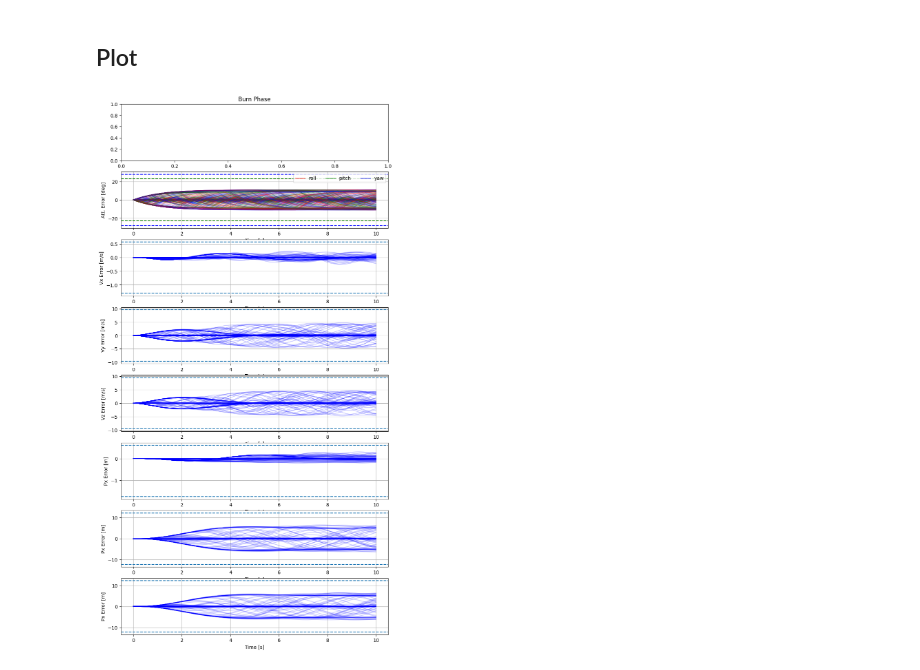
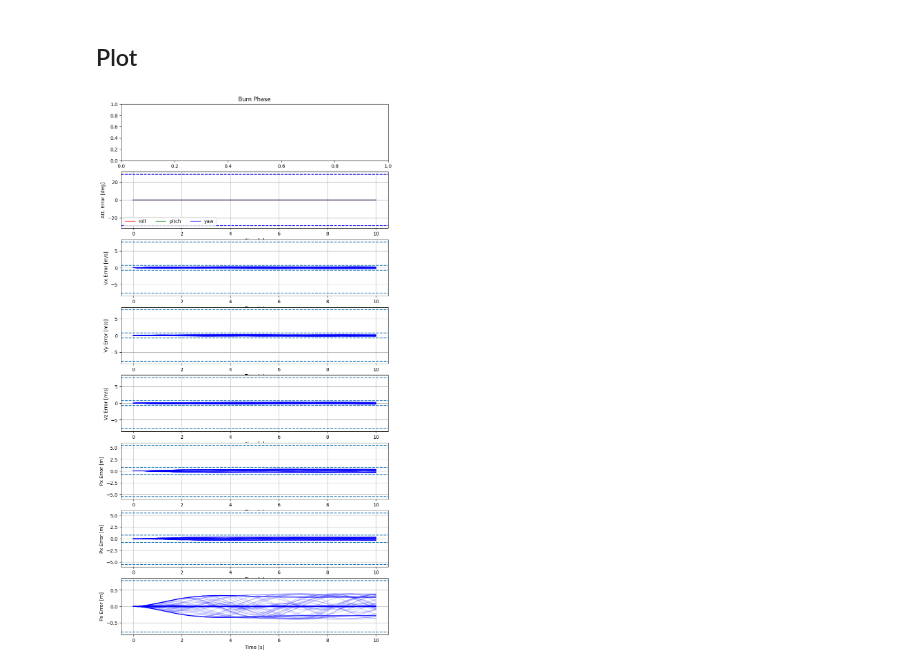
Before and after one commit to micahkc/cp_reach, a Jupyter notebook: cp_reach/examples/satellite-outer.ipynb, the cells around one changed output. Drawn from its saved outputs; the diff is of its cells as text; code cells hidden in the pictures.

```diff
--- a/cp_reach/examples/satellite-outer.ipynb
+++ b/cp_reach/examples/satellite-outer.ipynb
@@ -43,6 +47,7 @@ def do_burn_reference(t_vect):
     sat_burn.model['p0_dict']['w_d_freq'] = 0
 
     sat_burn.model['p0_dict']['w_d_amp'] = 0
+    sat_burn.model['p0_dict']['a_d_amp'] = 0
     sat_burn.model['p0_dict']['thrust'] = thrust
     sat_burn.model['p0_dict']['Kp'] = Kp
     sat_burn.model['p0_dict']['Kd'] = Kd
@@ -64,6 +69,7 @@ def do_burn_monte_carlo(t_vect, n_runs=10):
 
 
         sat_burn.model['p0_dict']['w_d_amp'] = ang_vel_dist_rad
+        sat_burn.model['p0_dict']['a_d_amp'] = accel_dist
         sat_burn.model['p0_dict']['thrust'] = thrust
         sat_burn.model['p0_dict']['Kp'] = Kp
         sat_burn.model['p0_dict']['Kd'] = Kd
@@ -94,2 +91,2 @@ DM(
 # %%
-xi_points, eta_points, bounds, sol = invariant_set3.solve(np.sqrt(3)*ang_vel_dist_rad, acc, control_gains, num_points=1000)
+xi_points, eta_points, bounds_log, sol = invariant_set3.solve(ang_vel_dist_rad, accel_dist, acc, control_gains, num_points=1000)
@@ -127,0 +141,16 @@ bounds
+# %%
+mu = 3.986e14      # [m^3/s^2]
+ref_orbit = data_burn_ref['xf'][1:7,:].T
+bounds= TH_LTV.th_param_bounds_from_traj(ref_orbit, mu)
+th_sol = TH_LTV.solve_YA_TH_LTV_invariant_set_from_bounds(bounds, accel_dist,Kp=Kp, Kd=Kd)
+print(th_sol)
+mu1 = th_sol['mu']  # acceleration disturbance multiplier
+P_th = th_sol['P']
+val_th = mu1 * accel_dist**2
+print(mu1)
+P_th_scaled = P_th / val_th
+th_points = TH_LTV.sample_ellipsoid_boundary_6(P_th_scaled, n=600)
+
+th_min = np.min(th_points, axis=1)
+th_max = np.max(th_points, axis=1)
+bounds_th = np.column_stack([th_min, th_max])
@@ -130,45 +274,83 @@ bounds
 # %%
 def burn_plotting(data_burn, bounds):
     fig, axes = plt.subplots(8, 1, figsize=(10, 20))
     axes[0].set_title('Burn Phase')
     colors = ['r','g','b']
 
     # Attitude
     plotting.plot_burn_attitude(axes[1], data_burn)
     for i in range(3):
-        axes[1].axhline(y=np.rad2deg(bounds[6+i, 0]), linestyle='--', color=colors[i])
-        axes[1].axhline(y=np.rad2deg(bounds[6+i, 1]), linestyle='--', color=colors[i])
+        axes[1].axhline(y=np.rad2deg(bounds_log[6+i, 0]), linestyle='--', color=colors[i])
+        axes[1].axhline(y=np.rad2deg(bounds_log[6+i, 1]), linestyle='--', color=colors[i])
+        axes[1].axhline(y=np.rad2deg(bounds_log[6+i, 1]), linestyle='--', color=colors[i])
 
     # Vx
     plotting.plot_burn_delta_vx_error(axes[2], data_burn)
-    axes[2].axhline(y=bounds[3, 0], linestyle='--')
-    axes[2].axhline(y=bounds[3, 1], linestyle='--')
+    axes[2].axhline(y=bounds_log[3, 0], linestyle='--')
+    axes[2].axhline(y=bounds_log[3, 1], linestyle='--')
+
+    axes[2].axhline(y=bounds_hcw[3, 0], linestyle='--')
+    axes[2].axhline(y=bounds_hcw[3, 1], linestyle='--')
+
+    axes[2].axhline(y=bounds_th[3, 0], linestyle='--')
+    axes[2].axhline(y=bounds_th[3, 1], linestyle='--')
+
 
     #V y
     plotting.plot_burn_delta_vy_error(axes[3], data_burn)
-    axes[3].axhline(y=bounds[4, 0], linestyle='--')
-    axes[3].axhline(y=bounds[4, 1], linestyle='--')
+    axes[3].axhline(y=bounds_log[4, 0], linestyle='--')
+    axes[3].axhline(y=bounds_log[4, 1], linestyle='--')
+
+    axes[3].axhline(y=bounds_hcw[4, 0], linestyle='--')
+    axes[3].axhline(y=bounds_hcw[4, 1], linestyle='--')
+
+    axes[3].axhline(y=bounds_th[4, 0], linestyle='--')
+    axes[3].axhline(y=bounds_th[4, 1], linestyle='--')
 
     # Vz
     plotting.plot_burn_delta_vz_error(axes[4], data_burn)
-    axes[4].axhline(y=bounds[5, 0], linestyle='--')
-    axes[4].axhline(y=bounds[5, 1], linestyle='--')
+    axes[4].axhline(y=bounds_log[5, 0], linestyle='--')
+    axes[4].axhline(y=bounds_log[5, 1], linestyle='--')
+
+    axes[4].axhline(y=bounds_hcw[5, 0], linestyle='--')
+    axes[4].axhline(y=bounds_hcw[5, 1], linestyle='--')
+
+    axes[4].axhline(y=bounds_th[5, 0], linestyle='--')
+    axes[4].axhline(y=bounds_th[5, 1], linestyle='--')
 
     # Px
     plotting.plot_burn_x_error(axes[5], data_burn)
-    axes[5].axhline(y=bounds[0, 0], linestyle='--')
-    axes[5].axhline(y=bounds[0, 1], linestyle='--')
+    axes[5].axhline(y=bounds_log[0, 0], linestyle='--')
+    axes[5].axhline(y=bounds_log[0, 1], linestyle='--')
+
+    axes[5].axhline(y=bounds_hcw[0, 0], linestyle='--')
+    axes[5].axhline(y=bounds_hcw[0, 1], linestyle='--')
+
+    axes[5].axhline(y=bounds_th[0, 0], linestyle='--')
+    axes[5].axhline(y=bounds_th[0, 1], linestyle='--')
 
     # Py
     plotting.plot_burn_y_error(axes[6], data_burn)
-    axes[6].axhline(y=bounds[1, 0], linestyle='--')
-    axes[6].axhline(y=bounds[1, 1], linestyle='--')
+    axes[6].axhline(y=bounds_log[1, 0], linestyle='--')
+    axes[6].axhline(y=bounds_log[1, 1], linestyle='--')
+
+    axes[6].axhline(y=bounds_hcw[1, 0], linestyle='--')
+    axes[6].axhline(y=bounds_hcw[1, 1], linestyle='--')
+
+    axes[6].axhline(y=bounds_th[1, 0], linestyle='--')
+    axes[6].axhline(y=bounds_th[1, 1], linestyle='--')
 
     # Pz
     plotting.plot_burn_z_error(axes[7], data_burn)
-    axes[7].axhline(y=bounds[2, 0], linestyle='--')
-    axes[7].axhline(y=bounds[2, 1], linestyle='--')
+    axes[7].axhline(y=bounds_log[2, 0], linestyle='--')
+    axes[7].axhline(y=bounds_log[2, 1], linestyle='--')
+
+    # axes[7].axhline(y=bounds_hcw[2, 0], linestyle='--')
+    # axes[7].axhline(y=bounds_hcw[2, 1], linestyle='--')
+
+    # axes[7].axhline(y=bounds_th[2, 0], linestyle='--')
+    # axes[7].axhline(y=bounds_th[2, 1], linestyle='--')
 
 burn_plotting(data_burn, bounds)
 # %% [output]
-[figure, old version]
+[figure, new version]
```
Also changed, not shown: parts of 18 cells of this notebook, 7 other files.
